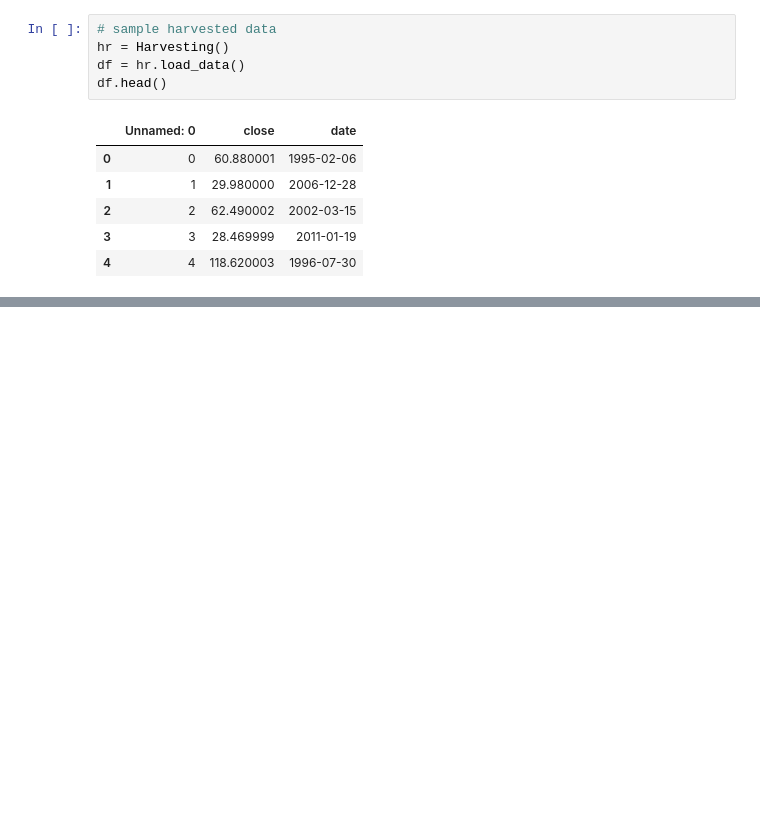
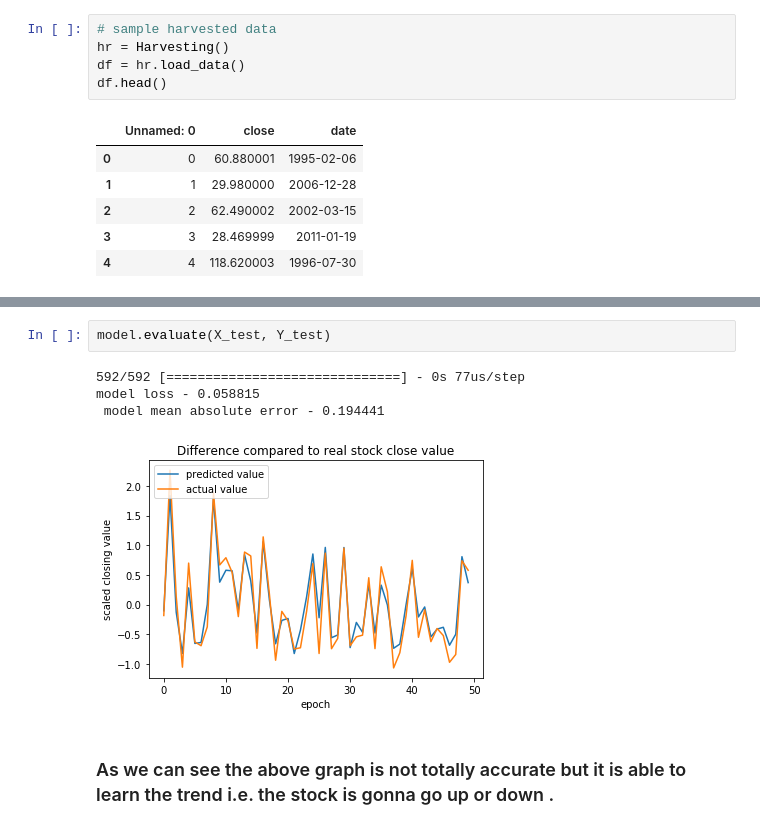
Before and after one commit to apuayush/StockAnalysis_1DConvolution, a Jupyter notebook: Untitled.ipynb, the cells around one changed output, grey strips where cells are left out. Drawn from its saved outputs; the diff is of its cells as text; blank space fills up the shorter version.

```diff
--- a/Untitled.ipynb
+++ b/Untitled.ipynb
@@ -72,0 +73,9 @@ model.visualise_history()
+# %%
+model.evaluate(X_test, Y_test)
+# %% [output]
+592/592 [==============================] - 0s 77us/step
+model loss - 0.058815
+ model mean absolute error - 0.194441
+[figure, added]
+# %% [markdown]
+### As we can see the above graph is not totally accurate but it is able to learn the trend i.e. the stock is gonna go up or down .
```
Also changed, not shown: parts of 4 cells of this notebook, 1 other file.
